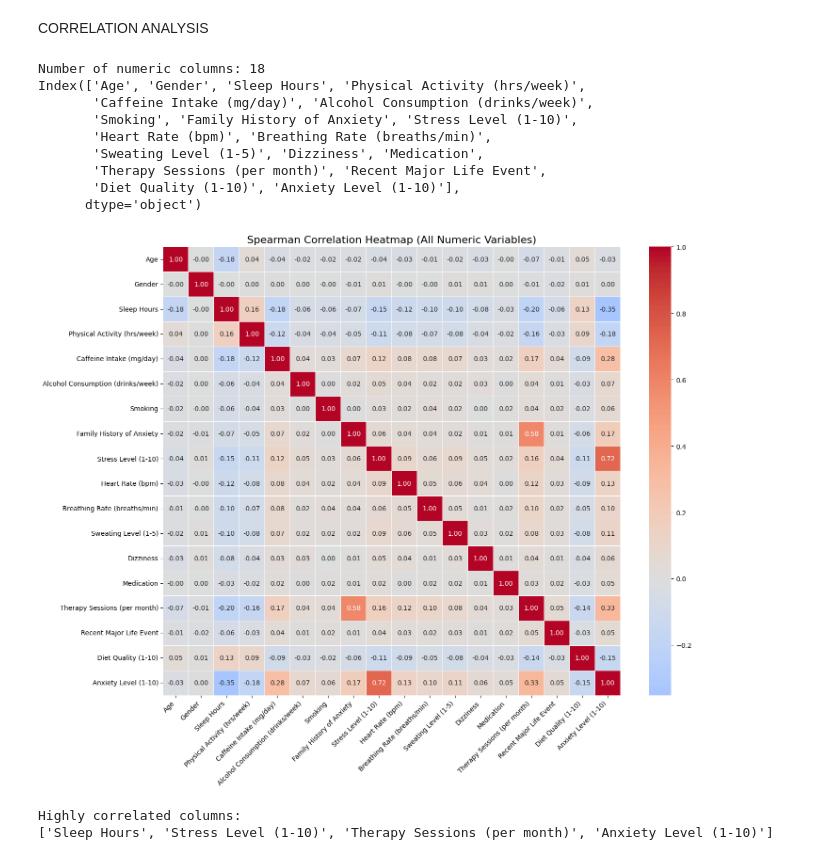
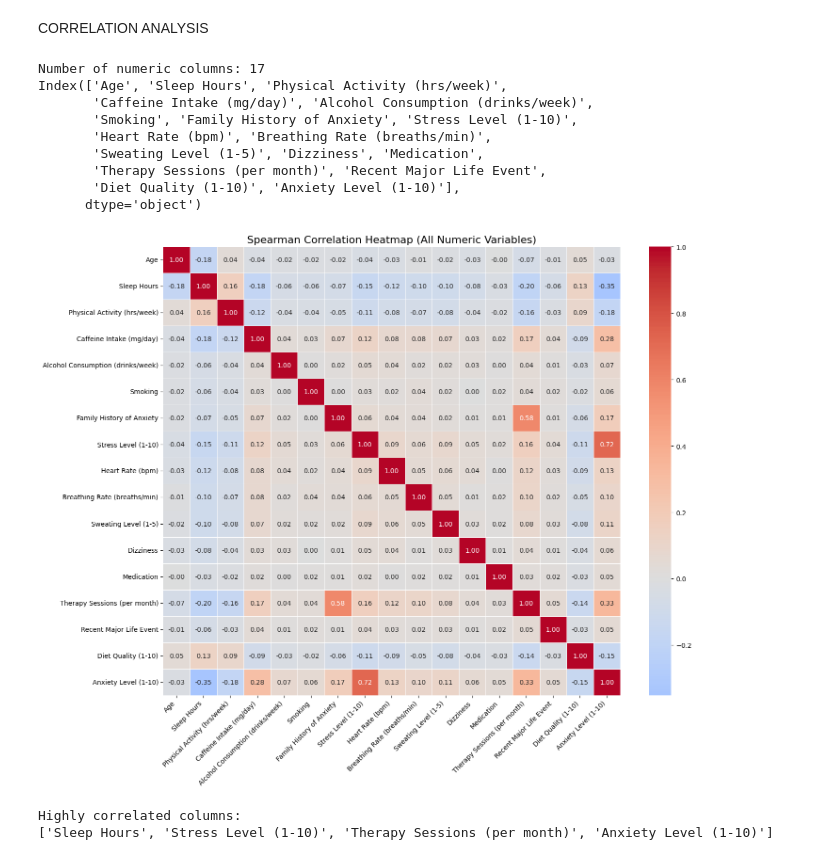
Before and after one commit to GEORGEMUTALE/DECLINE, a Jupyter notebook: anxiety.ipynb, the cells around one changed output. Drawn from its saved outputs; the diff is of its cells as text; code cells hidden in the pictures.

```diff
--- a/anxiety.ipynb
+++ b/anxiety.ipynb
@@ -139,8 +139,6 @@ Index: []
 # %% [markdown]
 CORRELATION ANALYSIS
 # %%
-# 1️ Convert Gender to binary (DO NOT drop column)
-data['Gender'] = data['Gender'].map({'Female': 0,'Male': 1, 'Other': 2})
 
 # 2️ Convert Yes/No columns to 1/0 (DO NOT overwrite data)
 yes_no_cols = [
@@ -163,36 +161,36 @@ numeric_data = data.select_dtypes(include=['int64', 'float64'])
 print(f"Number of numeric columns: {numeric_data.shape[1]}")
 print(numeric_data.columns)
 
 # 4️ Compute Spearman correlation
 corr_matrix = numeric_data.corr(method='spearman')
 
 # 5️ Plot heatmap
 plt.figure(figsize=(15, 12))
 sns.heatmap(
     corr_matrix,
     annot=True,
     fmt=".2f",
     cmap="coolwarm",
     center=0,
     linewidths=0.5
 )
 
 plt.title("Spearman Correlation Heatmap (All Numeric Variables)", fontsize=16)
 plt.xticks(rotation=45, ha='right')
 plt.yticks(rotation=0)
 plt.tight_layout()
 plt.show()
 # %% [output]
-Number of numeric columns: 18
-Index(['Age', 'Gender', 'Sleep Hours', 'Physical Activity (hrs/week)',
+Number of numeric columns: 17
+Index(['Age', 'Sleep Hours', 'Physical Activity (hrs/week)',
        'Caffeine Intake (mg/day)', 'Alcohol Consumption (drinks/week)',
        'Smoking', 'Family History of Anxiety', 'Stress Level (1-10)',
        'Heart Rate (bpm)', 'Breathing Rate (breaths/min)',
        'Sweating Level (1-5)', 'Dizziness', 'Medication',
        'Therapy Sessions (per month)', 'Recent Major Life Event',
        'Diet Quality (1-10)', 'Anxiety Level (1-10)'],
       dtype='object')
-[figure, old version]
+[figure, new version]
 # %%
 # Select numeric columns
 numeric_data = data.select_dtypes(include=['int64', 'float64'])
```
Also changed, not shown: parts of 13 cells of this notebook, 1 other file.
